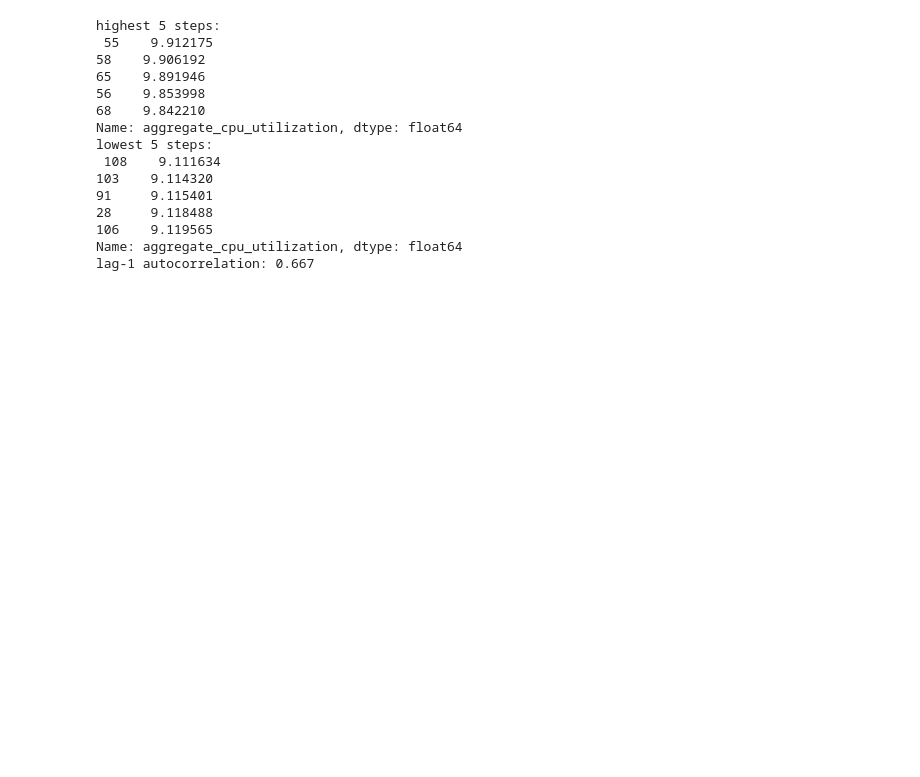
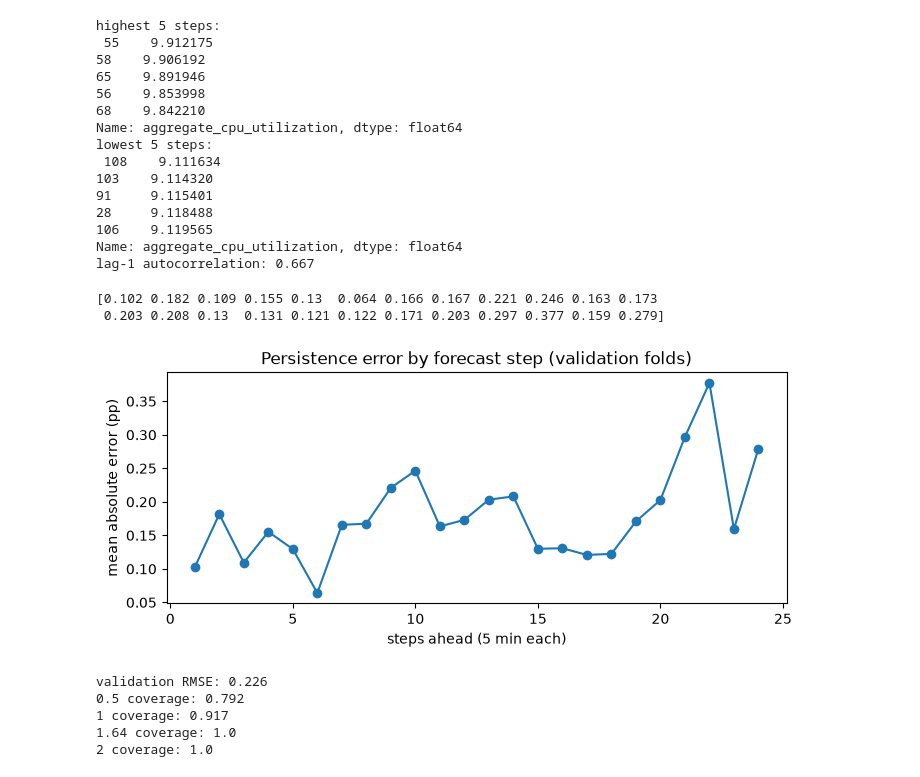
Before and after one commit to anshikagoel-7/cloud-workload-forecasting, a Jupyter notebook: notebooks/01_eda.ipynb, the cells around one changed output. Saved outputs shown, nothing was run; the diff lists cells and outputs as text; code cells hidden in the pictures; blank space fills up the shorter version.

Commit message:
Add error-by-step analysis and capacity coverage

```diff
--- a/notebooks/01_eda.ipynb
+++ b/notebooks/01_eda.ipynb
@@ -137,3 +137,39 @@ lowest 5 steps:
 106    9.119565
 Name: aggregate_cpu_utilization, dtype: float64
 lag-1 autocorrelation: 0.667
+# %%
+from cwfc.models import CANDIDATES
+
+y = build_targets("../challenge_data/vm_cpu_readings.csv.gz").iloc[:-24]["aggregate_cpu_utilization"].to_numpy()
+errs, origin = [], 55
+while origin + 24 <= len(y):
+    errs.append(np.abs(y[origin:origin + 24] - CANDIDATES["persistence"](y[:origin], 24)))
+    origin += 12
+mean_err = np.mean(errs, axis=0)
+print(mean_err.round(3))
+
+fig, ax = plt.subplots(figsize=(8, 3))
+ax.plot(range(1, 25), mean_err, marker="o")
+ax.set_xlabel("steps ahead (5 min each)"); ax.set_ylabel("mean absolute error (pp)")
+ax.set_title("Persistence error by forecast step (validation folds)")
+plt.show()
+fig.savefig("../reports/fig_error_by_step.png", dpi=150, bbox_inches="tight")
+# %% [output]
+[0.102 0.182 0.109 0.155 0.13  0.064 0.166 0.167 0.221 0.246 0.163 0.173
+ 0.203 0.208 0.13  0.131 0.121 0.122 0.171 0.203 0.297 0.377 0.159 0.279]
+[figure, added]
+# %%
+from cwfc.evaluate import collect_folds
+from cwfc.models import persistence
+
+a, p, _ = collect_folds(y, persistence, 24, 55, 12)
+rmse_val = np.sqrt(np.mean((a - p) ** 2))
+print("validation RMSE:", round(rmse_val, 4))
+for k in (0.5, 1, 1.64, 2):
+    print(k, "coverage:", np.mean(a <= p + k * rmse_val).round(3))
+# %% [output]
+validation RMSE: 0.226
+0.5 coverage: 0.792
+1 coverage: 0.917
+1.64 coverage: 1.0
+2 coverage: 1.0
```
Also changed, not shown: 1 other file.
